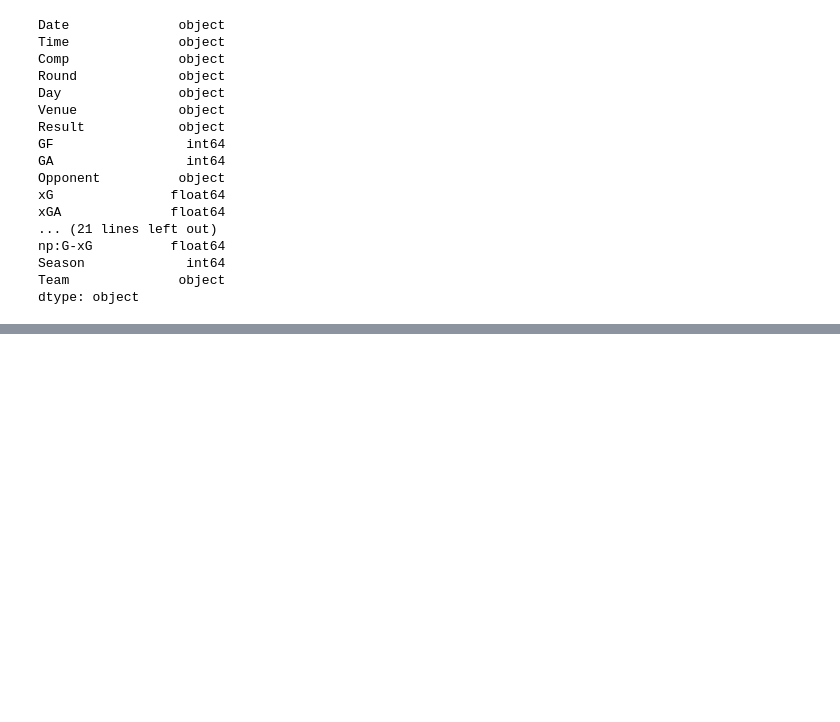
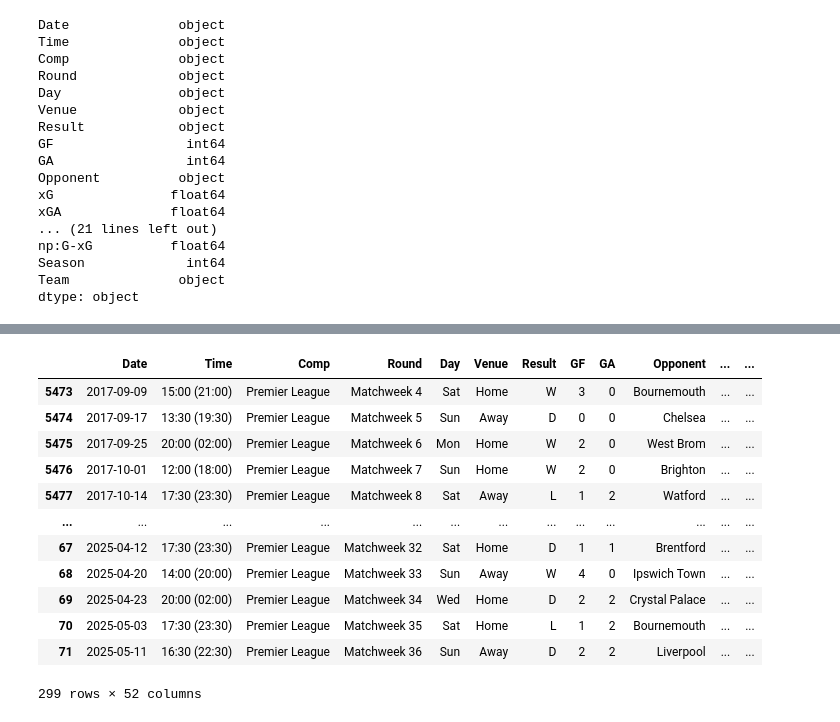
Before and after one commit to thanhbinh911/ML-Project-Football-Prediction, a Jupyter notebook: training.ipynb, the cells around one changed output, grey strips where cells are left out. Cells and saved outputs as stored; diff of their text form; code cells hidden in the pictures; blank space fills up the shorter version.

```diff
--- a/training.ipynb
+++ b/training.ipynb
@@ -46,0 +209,16 @@ dtype: object
+# %%
+rolling_average(group, cols, new_cols)
+# %% [output]
+|  | Date | Time | Comp | Round | Day | Venue | Result | GF | GA | Opponent | ... | ... |
+| 5473 | 2017-09-09 | 15:00 (21:00) | Premier League | Matchweek 4 | Sat | Home | W | 3 | 0 | Bournemouth | ... | ... |
+| 5474 | 2017-09-17 | 13:30 (19:30) | Premier League | Matchweek 5 | Sun | Away | D | 0 | 0 | Chelsea | ... | ... |
+| 5475 | 2017-09-25 | 20:00 (02:00) | Premier League | Matchweek 6 | Mon | Home | W | 2 | 0 | West Brom | ... | ... |
+| 5476 | 2017-10-01 | 12:00 (18:00) | Premier League | Matchweek 7 | Sun | Home | W | 2 | 0 | Brighton | ... | ... |
+| 5477 | 2017-10-14 | 17:30 (23:30) | Premier League | Matchweek 8 | Sat | Away | L | 1 | 2 | Watford | ... | ... |
+| ... | ... | ... | ... | ... | ... | ... | ... | ... | ... | ... | ... | ... |
+| 67 | 2025-04-12 | 17:30 (23:30) | Premier League | Matchweek 32 | Sat | Home | D | 1 | 1 | Brentford | ... | ... |
+| 68 | 2025-04-20 | 14:00 (20:00) | Premier League | Matchweek 33 | Sun | Away | W | 4 | 0 | Ipswich Town | ... | ... |
+| 69 | 2025-04-23 | 20:00 (02:00) | Premier League | Matchweek 34 | Wed | Home | D | 2 | 2 | Crystal Palace | ... | ... |
+| 70 | 2025-05-03 | 17:30 (23:30) | Premier League | Matchweek 35 | Sat | Home | L | 1 | 2 | Bournemouth | ... | ... |
+| 71 | 2025-05-11 | 16:30 (22:30) | Premier League | Matchweek 36 | Sun | Away | D | 2 | 2 | Liverpool | ... | ... |
+299 rows × 52 columns
```
Also changed, not shown: parts of 52 cells of this notebook.
